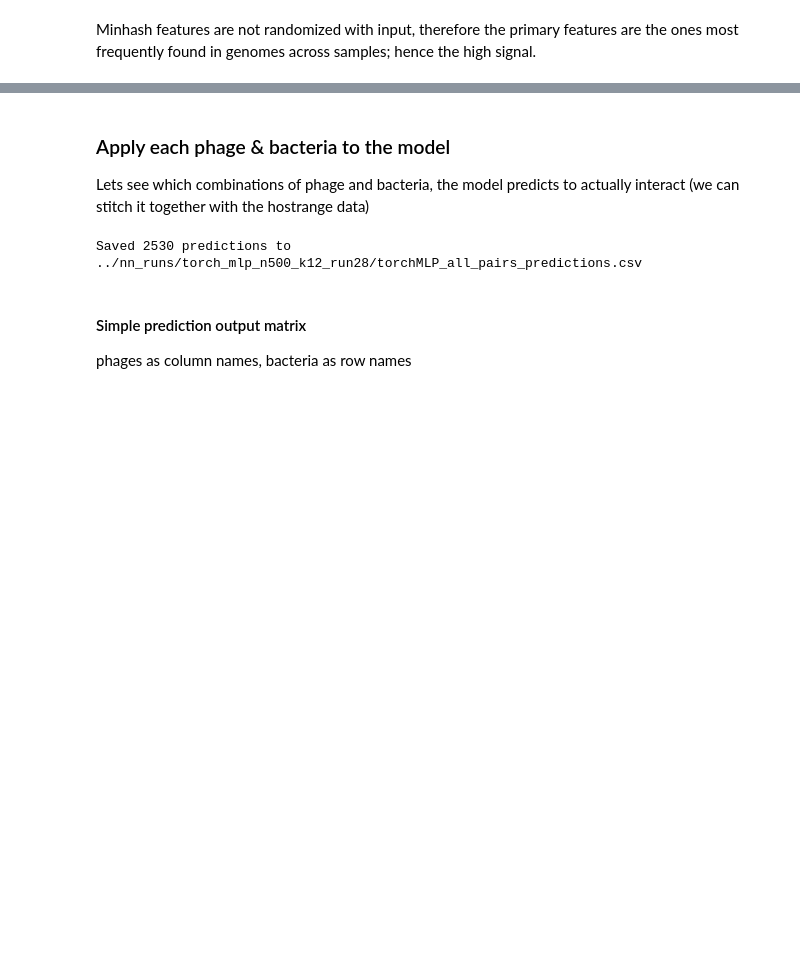
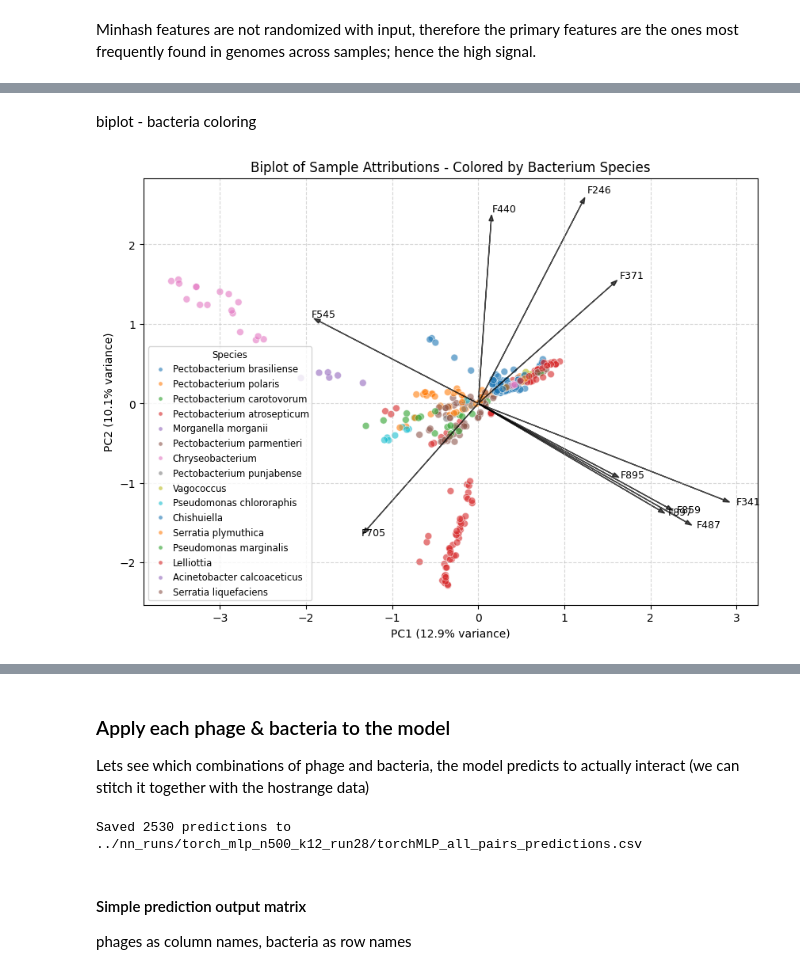
Before and after one commit to azzy72/PredictPhagePPI, a Jupyter notebook: notebooks/nn_torch_full.ipynb, the cells around one changed output, grey strips where cells are left out. Drawn from its saved outputs; the diff is of its cells as text; code cells hidden in the pictures; blank space fills up the shorter version.

```diff
--- a/notebooks/nn_torch_full.ipynb
+++ b/notebooks/nn_torch_full.ipynb
@@ -862,0 +957,32 @@ Minhash features are not randomized with input, therefore the primary features a
+# %% [markdown]
+biplot - bacteria coloring
+# %%
+plt.figure(figsize=(10, 7))
+
+# Scores
+sns.scatterplot(x=embedding[:,0], y=embedding[:,1], hue=blabels,
+                palette='tab10', s=40, alpha=0.6, edgecolor='w')
+
+# Loadings (feature vectors)
+for i in top_indices:
+    plt.arrow(0, 0, loadings[i, 0]*scale_factor, loadings[i, 1]*scale_factor,
+              color='black', alpha=0.7, head_width=0.05)
+    plt.text(loadings[i, 0]*scale_factor*1.05, loadings[i, 1]*scale_factor*1.05,
+             f'F{i}', color='black', fontsize=9)
+
+plt.title('Biplot of Sample Attributions - Colored by Bacterium Species')
+plt.xlabel(f'PC1 ({pca.explained_variance_ratio_[0]:.1%} variance)')
+plt.ylabel(f'PC2 ({pca.explained_variance_ratio_[1]:.1%} variance)')
+plt.grid(True, linestyle='--', alpha=0.5)
+
+# Decrease legend box: smaller font, smaller markers, tighter spacing
+leg = plt.legend(title='Species', loc='lower left',
+                 fontsize='small', title_fontsize='small',
+                 markerscale=0.6, borderpad=0.3, labelspacing=0.5,
+                 handletextpad=0.4)
+
+outname = 'biplot_attr_bcolor.png'
+plt.savefig(outdir+outname)
+plt.show()
+# %% [output]
+[figure, added]
```
Also changed, not shown: parts of 21 cells of this notebook, 1 other file.
